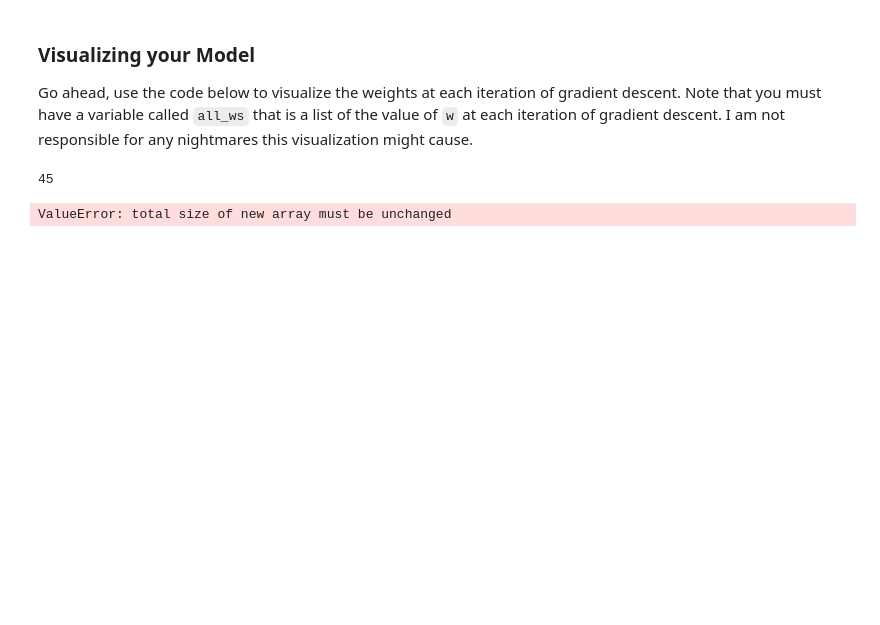
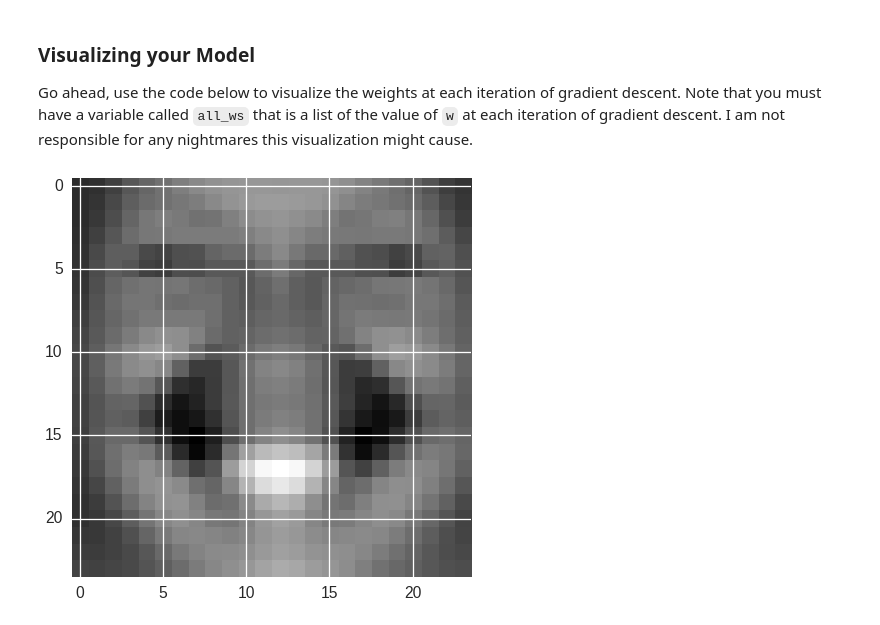
Before and after one commit to Pratool/DataScience16, a Jupyter notebook: inclass/day05/bottom_up_machine_learning_day_2.ipynb, the cells around one changed output. Saved outputs shown, nothing was run; the diff lists cells and outputs as text; code cells hidden in the pictures; blank space fills up the shorter version.

Commit message:
Finished bottom up machine learning visualization

```diff
--- a/inclass/day05/bottom_up_machine_learning_day_2.ipynb
+++ b/inclass/day05/bottom_up_machine_learning_day_2.ipynb
@@ -238,7 +237,7 @@ def gradient_descent_multi(w, X, y, alpha, iters):
         if error_proposed < last_error:
             last_error = error_proposed
             w = w_proposed
-            all_ws.append(w)
+            all_ws.append(np.copy(w))
             alpha *= 1.5
         else:
             alpha *= 0.6
@@ -333,8 +328,10 @@ def disp_perf_descent(X, y):
     w_0_multi = np.ones((X.shape[1], 1))
     w_f, errors, all_ws = gradient_descent_multi(w_0_multi, X, y, .01, 100)
     disp_interact(all_ws)
-# %%
-disp_perf_descent(X, y)
-# %% [output]
-45
-ValueError: total size of new array must be unchanged
+# %%
+w_0_multi = np.zeros((X.shape[1], 1))
+w_f, errors, all_ws = gradient_descent_multi(w_0_multi, X, y, .01, 100)
+# %%
+disp_interact(all_ws)
+# %% [output]
+[figure, added]
```
Also changed, not shown: parts of 10 cells of this notebook.
